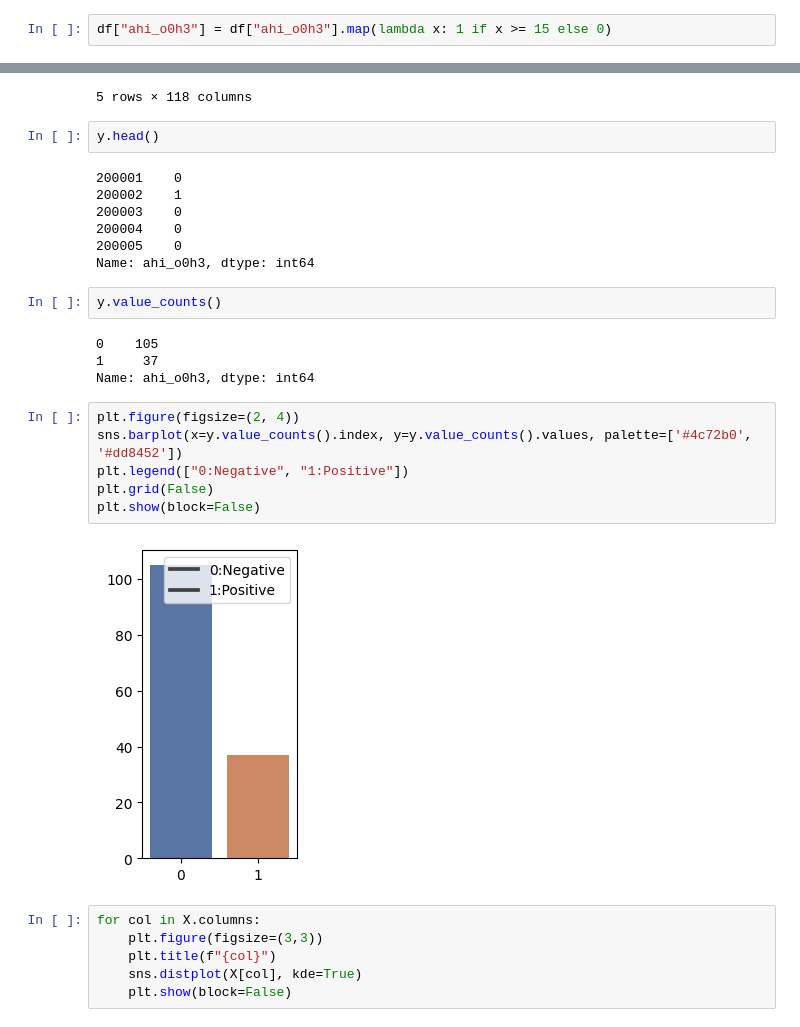
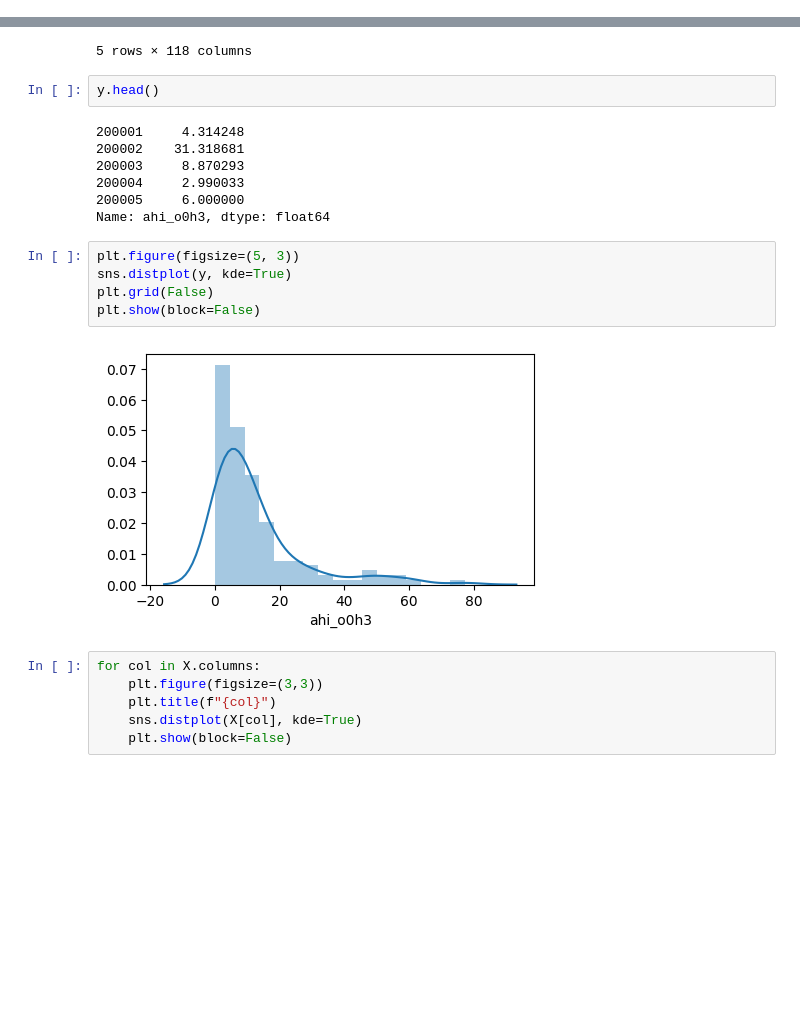
Before and after one commit to EshanJayasundara/Sleep-Apnea-and-Pulse-Oximetry, a Jupyter notebook: usage/sleep_apnea_detection.ipynb, the cells around one changed output, grey strips where cells are left out. Saved outputs shown, nothing was run; the diff lists cells and outputs as text; blank space fills up the shorter version.

```diff
--- a/usage/sleep_apnea_detection.ipynb
+++ b/usage/sleep_apnea_detection.ipynb
@@ -64,5 +64,3 @@ df.head()
 | 200004 | 48 | 1 | 2.990033 | 1.285714 | 46.777778 | 23.606862 | 285.444444 | 164.823212 | ... |
 | 200005 | 66 | 2 | 6.000000 | 5.714286 | 32.850000 | 20.382039 | 222.525000 | 132.669889 | ... |
 5 rows × 119 columns
-# %%
-df["ahi_o0h3"] = df["ahi_o0h3"].map(lambda x: 1 if x >= 15 else 0)
@@ -92,26 +80,19 @@ X.head()
 # %%
 y.head()
 # %% [output]
-200001    0
-200002    1
-200003    0
-200004    0
-200005    0
-Name: ahi_o0h3, dtype: int64
+200001     4.314248
+200002    31.318681
+200003     8.870293
+200004     2.990033
+200005     6.000000
+Name: ahi_o0h3, dtype: float64
-# %%
-y.value_counts()
-# %% [output]
-0    105
-1     37
-Name: ahi_o0h3, dtype: int64
 # %%
-plt.figure(figsize=(2, 4))
-sns.barplot(x=y.value_counts().index, y=y.value_counts().values, palette=['#4c72b0', '#dd8452'])
-plt.legend(["0:Negative", "1:Positive"])
+plt.figure(figsize=(5, 3))
+sns.distplot(y, kde=True)
 plt.grid(False)
 plt.show(block=False)
 # %% [output]
-[figure, old version]
+[figure, new version]
 # %%
 for col in X.columns:
     plt.figure(figsize=(3,3))
```
Also changed, not shown: parts of 24 cells of this notebook, 3 other files.
